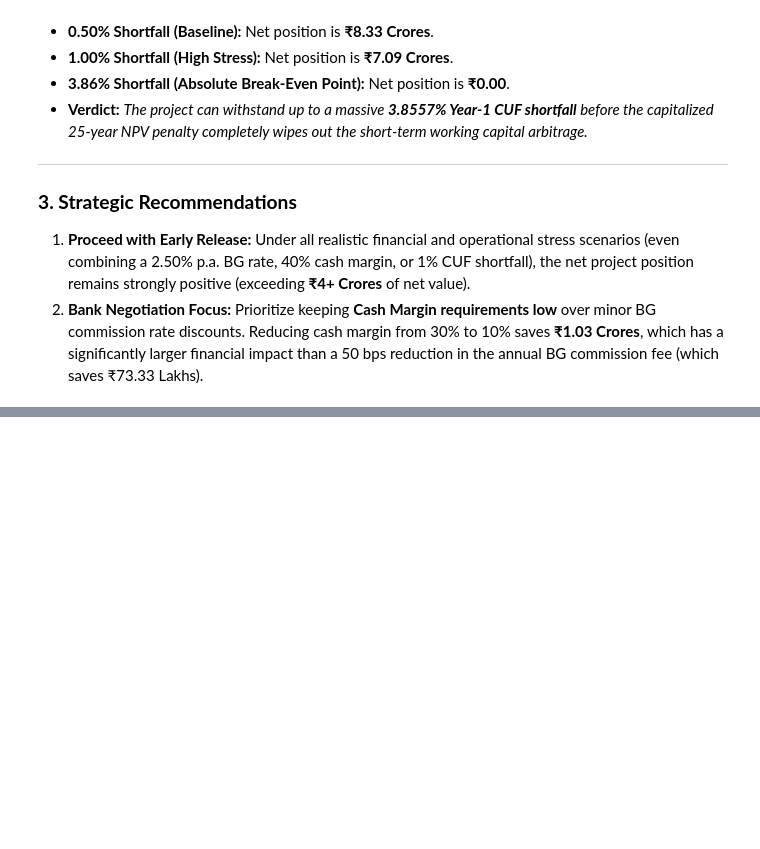
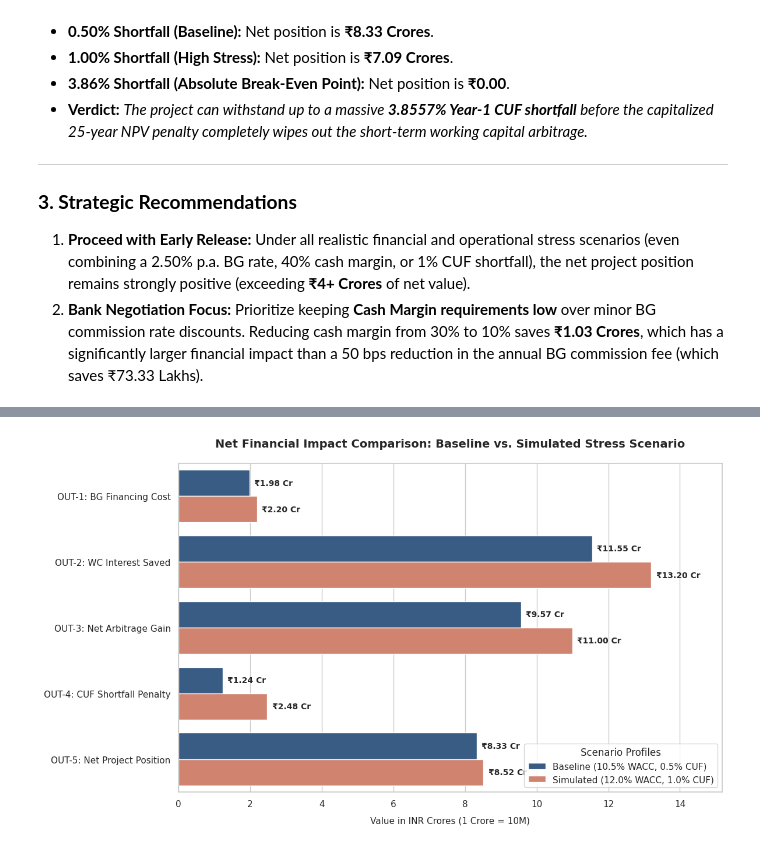
Before and after one commit to Ekka1981/AP2, a Jupyter notebook: Copy_of_sensitivity_stress_test_Analysis_MAITHAN_PROJECT.ipynb, the cells around one changed output, grey strips where cells are left out. Drawn from its saved outputs; the diff is of its cells as text; code cells hidden in the pictures; blank space fills up the shorter version.

```diff
--- a/Copy_of_sensitivity_stress_test_Analysis_MAITHAN_PROJECT.ipynb
+++ b/Copy_of_sensitivity_stress_test_Analysis_MAITHAN_PROJECT.ipynb
@@ -1140,0 +1220,50 @@ We systematically stress-tested the Net Project Position (including the baseline
+# %%
+import matplotlib.pyplot as plt
+import seaborn as sns
+import pandas as pd
+
+# Dynamic data recovery
+metrics_list = [
+    "OUT-1: BG Financing Cost",
+    "OUT-2: WC Interest Saved",
+    "OUT-3: Net Arbitrage Gain",
+    "OUT-4: CUF Shortfall Penalty",
+    "OUT-5: Net Project Position"
+]
+
+baseline_vals_cr = [v / 1e7 for v in [baseline_bg_cost, baseline_wc_saved, baseline_net_arbitrage, baseline_cuf_penalty_val, baseline_net_position]]
+simulated_vals_cr = [v / 1e7 for v in [simulated_bg_cost, simulated_wc_saved, simulated_net_arbitrage, simulated_cuf_penalty_val, simulated_net_position]]
+
+# Construct Tidy DataFrame
+plot_records = []
+for m, b, s in zip(metrics_list, baseline_vals_cr, simulated_vals_cr):
+    plot_records.append({"Metric": m, "Net Impact (INR Crores)": b, "Scenario": "Baseline (10.5% WACC, 0.5% CUF)"})
+    plot_records.append({"Metric": m, "Net Impact (INR Crores)": s, "Scenario": "Simulated (12.0% WACC, 1.0% CUF)"})
+
+df_grouped = pd.DataFrame(plot_records)
+
+# Plotting Grouped Bar Chart
+plt.figure(figsize=(12, 7))
+sns.set_theme(style="whitegrid")
+
+ax = sns.barplot(
+    x="Net Impact (INR Crores)",
+    y="Metric",
+    hue="Scenario",
+    data=df_grouped,
+    palette=["#2b5c8f", "#e07a5f"]
+)
+
+# Add exact value annotations next to bars
+for container in ax.containers:
+    ax.bar_label(container, fmt="₹%.2f Cr", padding=6, fontweight="bold", fontsize=10)
+
+plt.title("Net Financial Impact Comparison: Baseline vs. Simulated Stress Scenario", fontsize=14, fontweight="bold", pad=20)
+plt.xlabel("Value in INR Crores (1 Crore = 10M)", fontsize=11, labelpad=10)
+plt.ylabel("", fontsize=11)
+plt.xlim(0, max(simulated_vals_cr) * 1.15)
+plt.legend(title="Scenario Profiles", loc="lower right", frameon=True)
+plt.tight_layout()
+plt.show()
+# %% [output]
+[figure, added]
```
Also changed, not shown: parts of 4 cells of this notebook.
